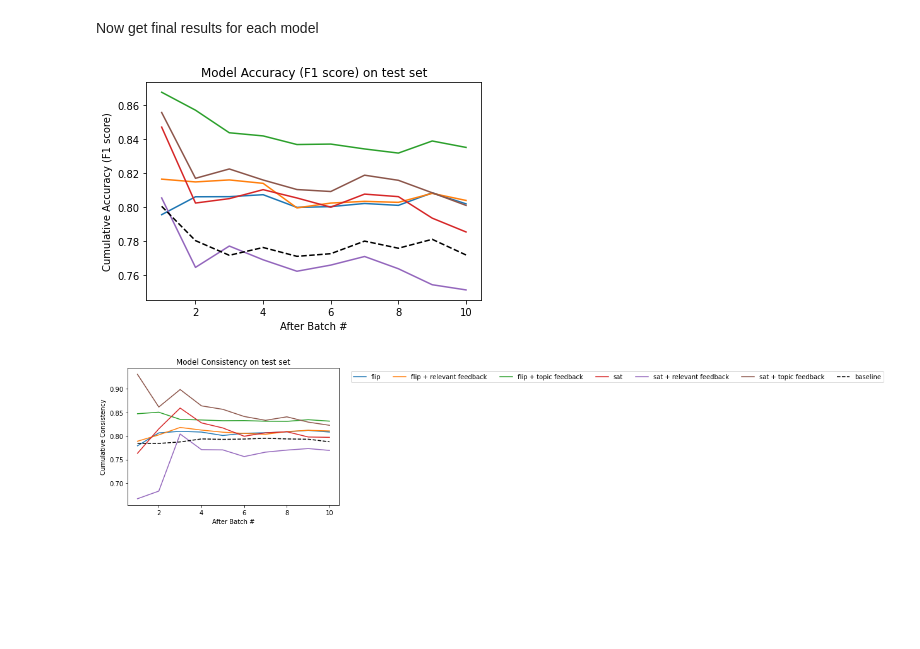
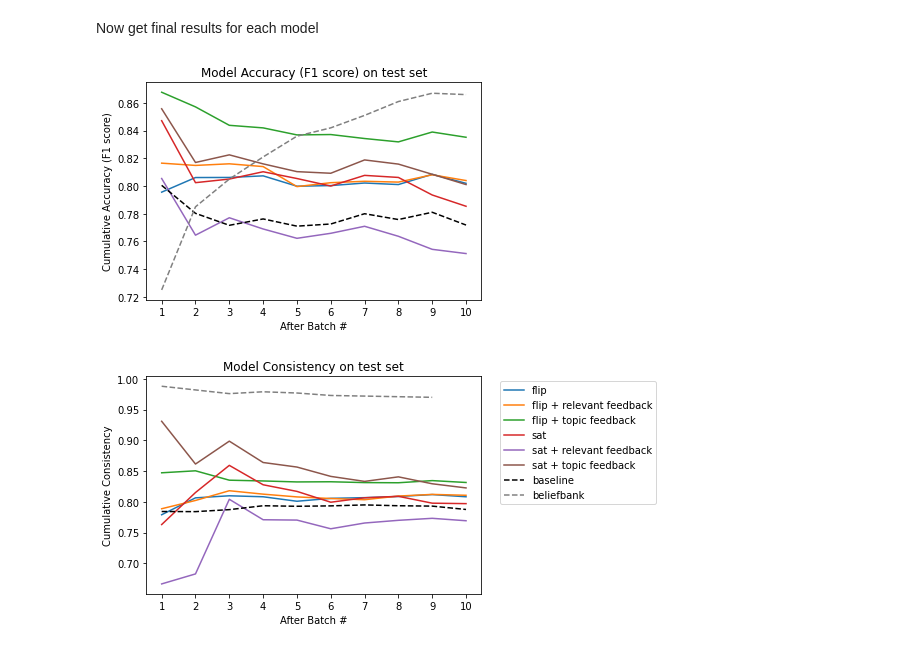
Before and after one commit to jswang/MemoryBank, a Jupyter notebook: plots.ipynb, the cells around one changed output. Cells and saved outputs as stored; diff of their text form; code cells hidden in the pictures; blank space fills up the shorter version.

Commit message:
plots

```diff
--- a/plots.ipynb
+++ b/plots.ipynb
@@ -161,43 +160,53 @@ sat_fbrelevant_config = {'name': 'SAT Flip And relevant feedback', 'nli_model':
 sat_fbrelevant_f1 = [0.8054298642533936, 0.7645259938837919, 0.7770961145194274, 0.7689969604863222, 0.7622549019607842, 0.7658730158730158, 0.7709401709401709, 0.7637195121951219, 0.7543014452856159, 0.75125]
 sat_fbrelevant_consistencies = [0.6666666666675214, 0.6829268292686794, 0.8042328042329078, 0.7709923664123012, 0.7704402515723993, 0.7563025210084716, 0.7656612529002864, 0.7700421940928756, 0.7733089579525094, 0.7693548387097147]
 
+# Beliefbank
+beliefbank_f1 = [.725, .785, .805, .821, .836, .842, .851, .861, .867, .866]
+beliefbank_consistency = [.988, .982, .976, .979, .977, .973, .972, .971, .970]
+
 # the second flip run (this morning)
 # the feedback_relevant_config (this morning)
 # the feedback_topic_config (this morning)
 # %%
 from matplotlib import pyplot as plt
+import numpy as np
 b = range(1, len(baseline_f1)+1)
+
 
 # Plot accuracy and consistency
 plt.plot(b, flip_f1, label='flip')
 plt.plot(b, flip_fbrelevant_f1, label='flip + relevant feedback')
 plt.plot(b, flip_fbtopic_f1, label='flip + topic feedback')
 plt.plot(b, sat_f1, label='sat')
 plt.plot(b, sat_fbrelevant_f1, label='sat + relevant feedback')
 plt.plot(b, sat_fbtopic_f1, label='sat + topic feedback')
 plt.plot(b, baseline_f1, '--', color='black', label='baseline')
+plt.plot(range(1, len(beliefbank_f1)+1), beliefbank_f1, '--', color='grey', label='beliefbank')
 plt.xlabel('After Batch #')
 plt.ylabel('Cumulative Accuracy (F1 score)')
 plt.title('Model Accuracy (F1 score) on test set')
-plt.savefig('final_figures/accuracy.png', dpi=1200)
+plt.xticks(np.arange(1, 11, 1))
+plt.savefig('final_figures/accuracy.png', dpi=300)
 plt.show()
 plt.close()
 
 # Plot consistency
 plt.plot(b, flip_consistencies,  label='flip')
 plt.plot(b, flip_fbrelevant_consistencies, label='flip + relevant feedback')
 plt.plot(b, flip_fbtopic_consistencies, label='flip + topic feedback')
 plt.plot(b, sat_consistencies, label='sat')
 plt.plot(b, sat_fbrelevant_consistencies, label='sat + relevant feedback')
 plt.plot(b, sat_fbtopic_consistencies, label='sat + topic feedback')
 plt.plot(b, baseline_consistencies, '--', color='black', label='baseline')
+plt.plot(range(1, len(beliefbank_consistency)+1), beliefbank_consistency, '--', color='grey', label='beliefbank')
 plt.xlabel('After Batch #')
 plt.ylabel('Cumulative Consistency')
 plt.title('Model Consistency on test set')
-# plt.legend(bbox_to_anchor=(1.04,1), loc="upper left" ,ncol=7)
-plt.savefig('final_figures/consistency.png', dpi=1200)
+plt.xticks(np.arange(1, 11, 1))
+plt.legend(bbox_to_anchor=(1.04,1), loc="upper left" ,ncol=1)
+plt.savefig('final_figures/consistency.png', dpi=300)
 plt.show()
 plt.close()
 # %% [output]
-[figure, old version]
+[figure, new version]
-[figure, old version]
+[figure, new version]
```
Also changed, not shown: parts of 5 cells of this notebook, 5 other files.
